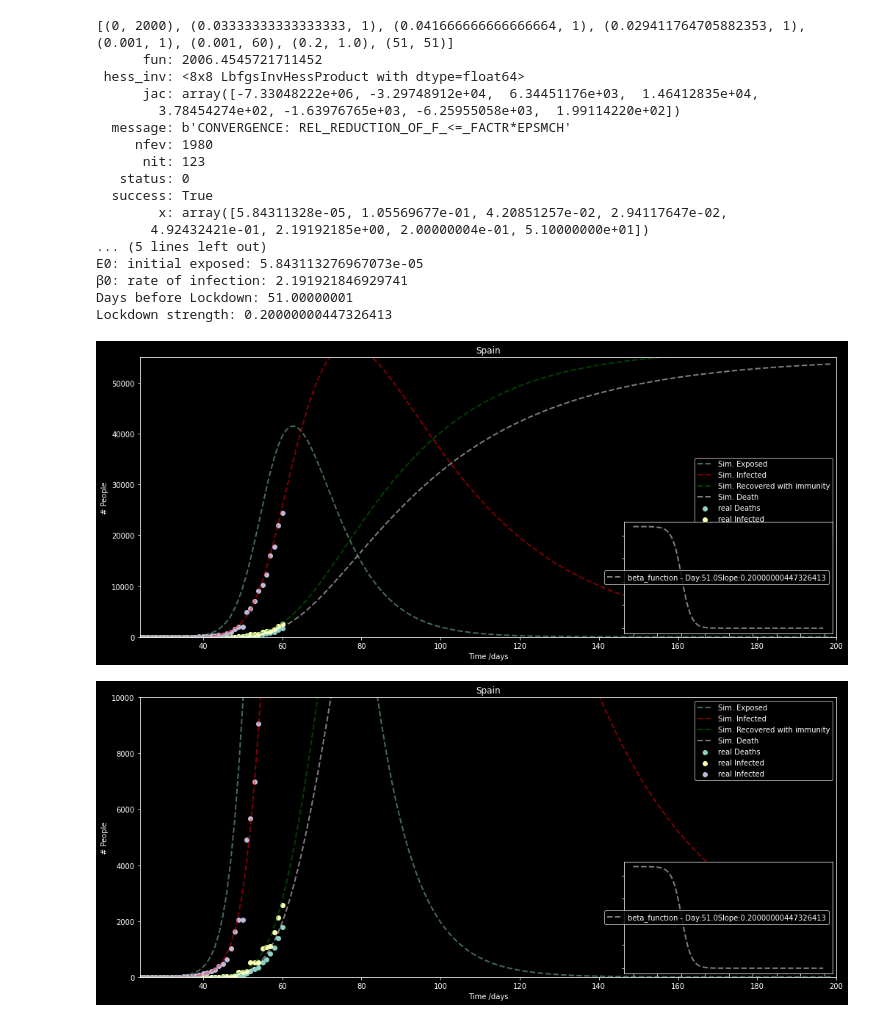
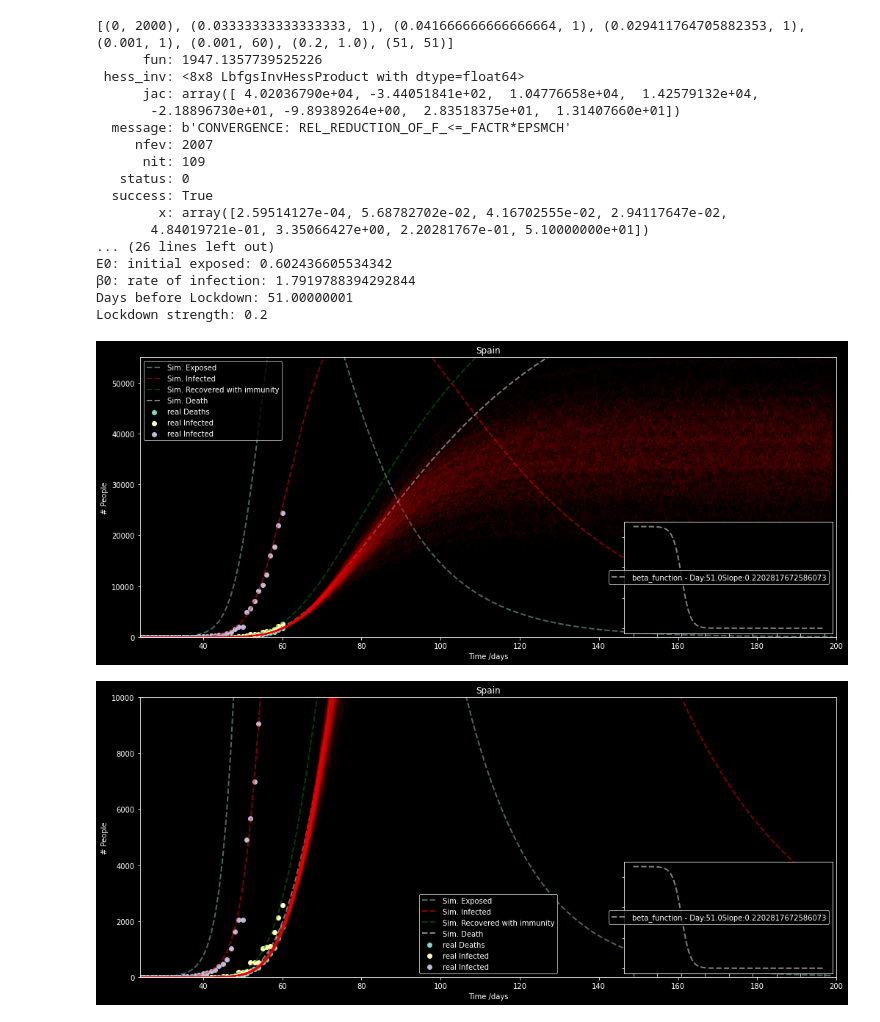
Before and after one commit to mkefly/Simulations-COVID19, a Jupyter notebook: notebooks/test_notebook.ipynb, the cells around one changed output. Drawn from its saved outputs; the diff is of its cells as text; code cells hidden in the pictures.

```diff
--- a/notebooks/test_notebook.ipynb
+++ b/notebooks/test_notebook.ipynb
@@ -91,38 +113,50 @@ KeyboardInterrupt:
 # %%
 '''
 Run beta-SIIERS exampe
 '''
 
-delta, gammaR, gammaD, mu, beta0, alpha, beta_t0, omega, epsilon, population  = 1/24, 1/24, 1/35, 0.48, 1.5, 1.0, 50.0, 0.0, 00.0, 46.66 * 1000000 * 0.006
+delta, gammaR, gammaD, mu, beta0, alpha, beta_t0, omega, epsilon, population  = 1/24, 1/24, 1/35, 0.48, 1.5, 1.0, 50.0, 0.0, 00.0, 66.66 * 1000000 * 0.006
 bounds = [(0,2000),(1/30,1),(1/24,1), (1/34,1), (0.001,1), (0.001,60), (0.2, 1.0), (51,51)]
 
 Dates = {'Spain':{'3/8/20':['M8','-.'],'3/13/20':['Lockdown','--']},
 'Italy':{'3/9/20':['Lockdown','--']},
 'Hubai':{'1/23/20':['Lockdown','--']}}
 
-simulator = SCovid19.siers_simulator('Spain', delta, gammaR, gammaD, mu, beta0, alpha, beta_t0, omega, epsilon, population, bounds)
-simulator.load_data()
-simulator.train()
-simulator.plot_results(ylim = [0,55000])
-simulator.plot_results(ylim = [0,10000])
-simulator.plot_results(ylim = [0,3000])
+field = 'Deaths'
+method = 'gompertz-model'
+country = 'Spain'
+flag_res = 'False'
+color = 'red'
+
+for country in ['Spain','Italy']:
+    simulator = SCovid19.siers_simulator(country, delta, gammaR, gammaD, mu, beta0, alpha, beta_t0, omega, epsilon, population, bounds)
+    simulator.load_data()
+    simulator.train()
+    simulator.plot_results(ylim = [0,55000])
+    A = simulator.ax.plot(phenomsirs.post_pred[method+'-'+field][country].T, alpha=0.04, color=color)
+    simulator.plot_results(ylim = [0,10000])
+    A = simulator.ax.plot(phenomsirs.post_pred[method+'-'+field][country].T, alpha=0.04, color=color)
+    simulator.plot_results(ylim = [0,3000])
+    A = simulator.ax.plot(phenomsirs.post_pred[method+'-'+field][country].T, alpha=0.04, color=color)
+
+#simulator.ax.plot(np.arange(0, phenomsirs.post_pred[method+'-'+field][country].shape[1]), phenomsirs.res_values(phenomsirs.post_pred[method+'-'+field][country], flag_res).T, alpha=0.2, color=color)
 # %% [output]
 [(0, 2000), (0.03333333333333333, 1), (0.041666666666666664, 1), (0.029411764705882353, 1), (0.001, 1), (0.001, 60), (0.2, 1.0), (51, 51)]
-      fun: 2006.4545721711452
+      fun: 1947.1357739525226
  hess_inv: <8x8 LbfgsInvHessProduct with dtype=float64>
-      jac: array([-7.33048222e+06, -3.29748912e+04,  6.34451176e+03,  1.46412835e+04,
-        3.78454274e+02, -1.63976765e+03, -6.25955058e+03,  1.99114220e+02])
+      jac: array([ 4.02036790e+04, -3.44051841e+02,  1.04776658e+04,  1.42579132e+04,
+       -2.18896730e+01, -9.89389264e+00,  2.83518375e+01,  1.31407660e+01])
   message: b'CONVERGENCE: REL_REDUCTION_OF_F_<=_FACTR*EPSMCH'
-     nfev: 1980
-      nit: 123
+     nfev: 2007
+      nit: 109
    status: 0
   success: True
-        x: array([5.84311328e-05, 1.05569677e-01, 4.20851257e-02, 2.94117647e-02,
-       4.92432421e-01, 2.19192185e+00, 2.00000004e-01, 5.10000000e+01])
-... (5 lines left out)
-E0: initial exposed: 5.843113276967073e-05
-β0: rate of infection: 2.191921846929741
+        x: array([2.59514127e-04, 5.68782702e-02, 4.16702555e-02, 2.94117647e-02,
+       4.84019721e-01, 3.35066427e+00, 2.20281767e-01, 5.10000000e+01])
+... (26 lines left out)
+E0: initial exposed: 0.602436605534342
+β0: rate of infection: 1.7919788394292844
 Days before Lockdown: 51.00000001
-Lockdown strength: 0.20000000447326413
+Lockdown strength: 0.2
-[figure, old version]
+[figure, new version]
-[figure, old version]
+[figure, new version]
```
Also changed, not shown: parts of 3 cells of this notebook, 12 other files.
